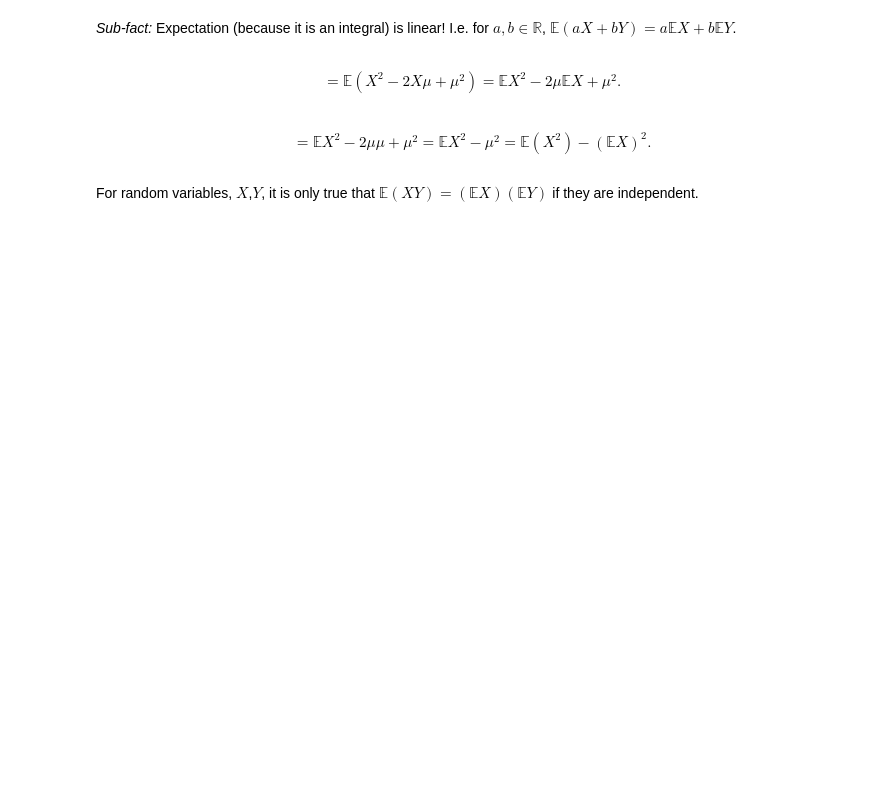
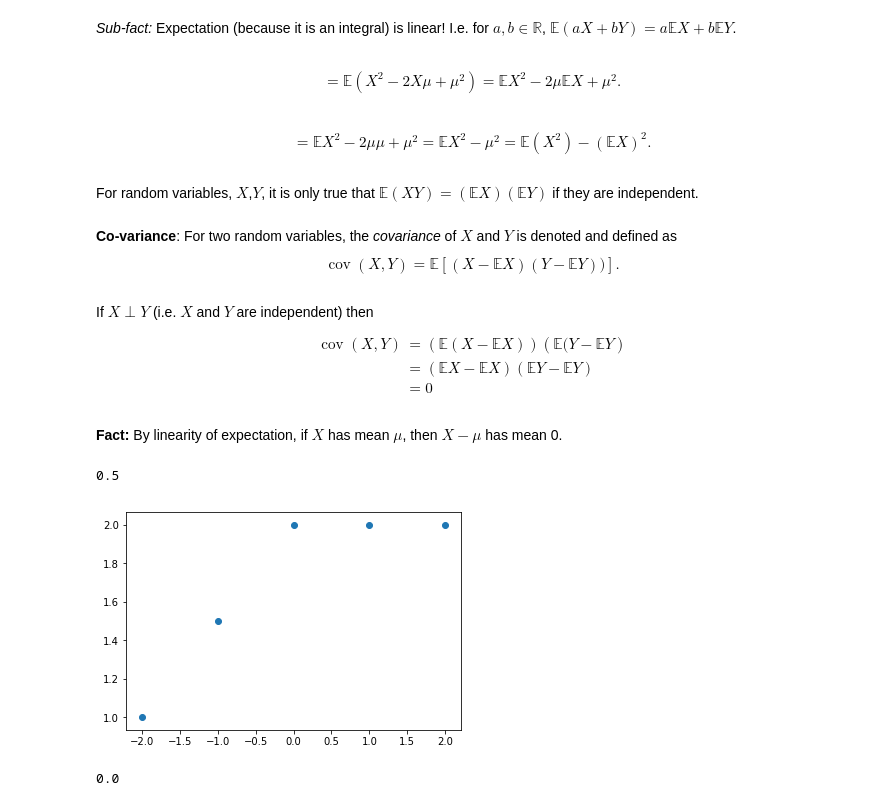
Before and after one commit to jtanderson/COSC-311-Fall2020, a Jupyter notebook: ContinuousDistributions.ipynb, the cells around one changed output. Saved outputs shown, nothing was run; the diff lists cells and outputs as text; code cells hidden in the pictures; blank space fills up the shorter version.

```diff
--- a/ContinuousDistributions.ipynb
+++ b/ContinuousDistributions.ipynb
@@ -137,3 +146,46 @@ $$ = \mathbb{E}(X^2 - 2X\mu + \mu^2) = \mathbb{E}X^2 - 2 \mu \mathbb{E}X + \mu^2
 $$ = \mathbb{E}X^2 - 2 \mu \mu + \mu^2 = \mathbb{E}X^2 - \mu^2 = \mathbb{E}(X^2) - (\mathbb{E}X)^2.$$
 # %% [markdown]
 For random variables, $X$,$Y$, it is only true that $\mathbb{E}(XY) = (\mathbb{E}X)(\mathbb{E}Y)$ if they are independent.
+# %% [markdown]
+**Co-variance**: For two random variables, the _covariance_ of $X$ and $Y$ is denoted and defined as $$\operatorname{cov}(X,Y) = \mathbb{E}\left[ (X-\mathbb{E}X)(Y - \mathbb{E}Y)) \right]. $$
+# %% [markdown]
+If $X \perp Y$ (i.e. $X$ and $Y$ are independent) then
+$$ \begin{align*}
+\operatorname{cov}(X,Y) &= \left(\mathbb{E}(X - \mathbb{E}X) \right) \left(\mathbb{E}(Y - \mathbb{E}Y \right) \\
+&= (\mathbb{E}X - \mathbb{E}X)( \mathbb{E}Y - \mathbb{E}Y) \\
+&= 0
+\end{align*}
+$$
+# %% [markdown]
+**Fact:** By linearity of expectation, if $X$ has mean $\mu$, then $X - \mu$ has mean 0.
+# %%
+def mean(x):
+    return sum(x)/len(x)
+
+def cov(x, y):
+    # centered x's
+    xmean = mean(x)
+    xs = [i - xmean for i in x]
+
+    ymean = mean(y)
+    ys = [i - ymean for i in y]
+
+    return mean([xi * yi for (xi, yi) in zip(xs, ys)])
+# %%
+x = [-2, -1,  0, 1, 2]
+y = [ 1,  1.5,  2, 2, 2]
+
+plt.scatter(x,y)
+
+cov(x,y)
+# %% [output]
+0.5
+[figure, added]
+# %%
+# Example:
+x = [-2, -1,  0, 1, 2]
+y = [ 2,  1,  0, 1, 2] # y = |x|
+
+cov(x,y)
+# %% [output]
+0.0
```
Also changed, not shown: parts of 10 cells of this notebook, 1 other file.
